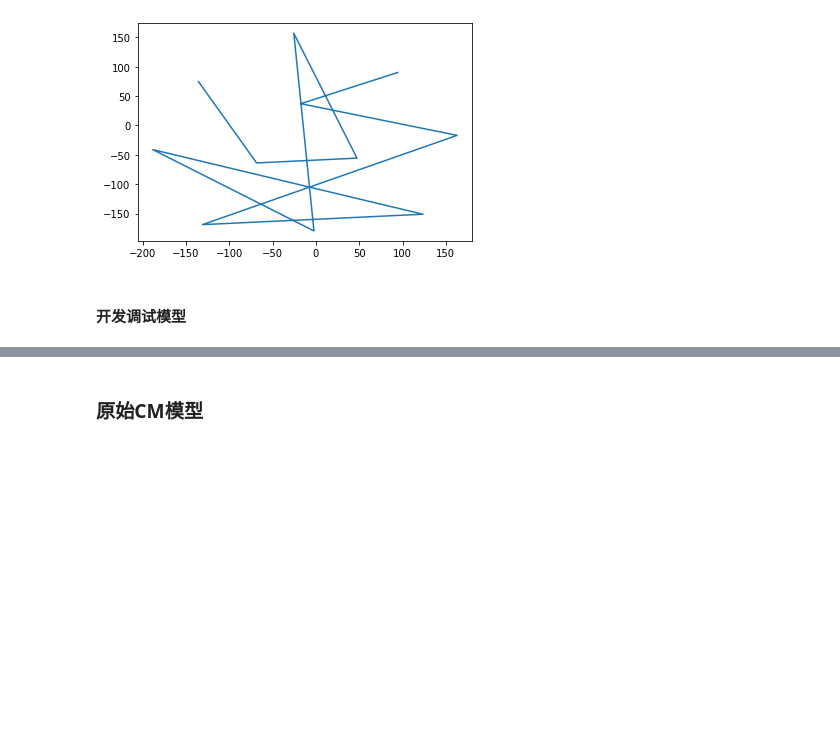
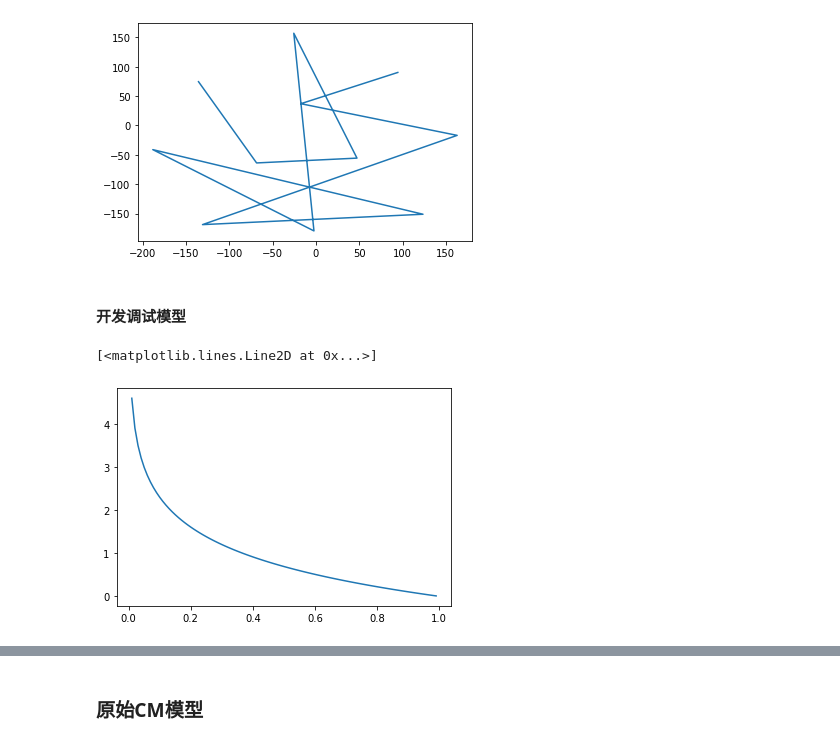
Before and after one commit to LuMelon/ERD, a Jupyter notebook: baslines/ERDProj/ERD.ipynb, the cells around one changed output, grey strips where cells are left out. Cells and saved outputs as stored; diff of their text form; code cells hidden in the pictures; blank space fills up the shorter version.

```diff
--- a/baslines/ERDProj/ERD.ipynb
+++ b/baslines/ERDProj/ERD.ipynb
@@ -616,0 +742,5 @@ plt.plot(Y[:, 0], Y[:, 1])
+# %%
+plt.plot(x, -1*y1)
+# %% [output]
+[<matplotlib.lines.Line2D at 0x...>]
+[figure, added]
```
Also changed, not shown: parts of 85 cells of this notebook, 2 other files.
